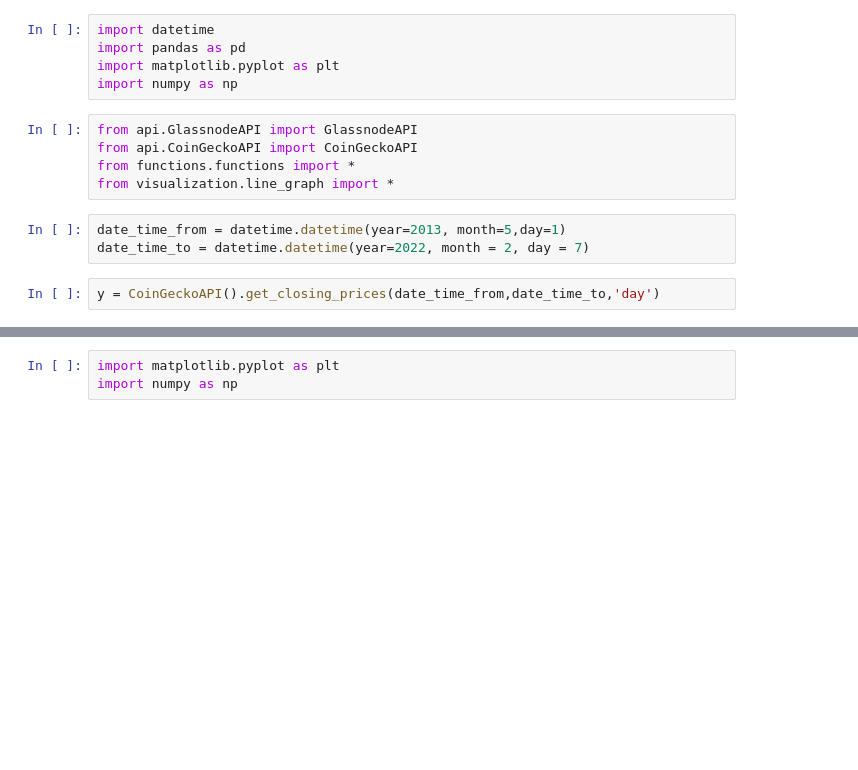
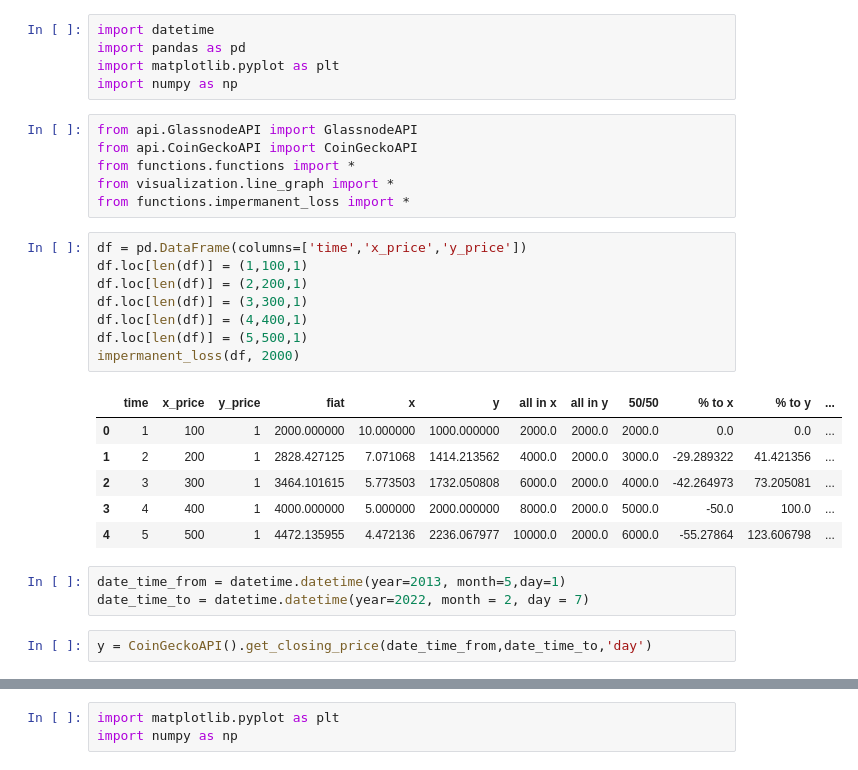
Before and after one commit to MaliMi97/portfolio, a Jupyter notebook: src/trial-and-error.ipynb, the cells around one changed output, grey strips where cells are left out. Cells and saved outputs as stored; diff of their text form; blank space fills up the shorter version.

Commit message:
impermanent loss

```diff
--- a/src/trial-and-error.ipynb
+++ b/src/trial-and-error.ipynb
@@ -8,11 +8,27 @@ from api.GlassnodeAPI import GlassnodeAPI
 from api.CoinGeckoAPI import CoinGeckoAPI
 from functions.functions import *
 from visualization.line_graph import *
+from functions.impermanent_loss import *
+# %%
+df = pd.DataFrame(columns=['time','x_price','y_price'])
+df.loc[len(df)] = (1,100,1)
+df.loc[len(df)] = (2,200,1)
+df.loc[len(df)] = (3,300,1)
+df.loc[len(df)] = (4,400,1)
+df.loc[len(df)] = (5,500,1)
+impermanent_loss(df, 2000)
+# %% [output]
+|  | time | x_price | y_price | fiat | x | y | all in x | all in y | 50/50 | % to x | % to y | ... |
+| 0 | 1 | 100 | 1 | 2000.000000 | 10.000000 | 1000.000000 | 2000.0 | 2000.0 | 2000.0 | 0.0 | 0.0 | ... |
+| 1 | 2 | 200 | 1 | 2828.427125 | 7.071068 | 1414.213562 | 4000.0 | 2000.0 | 3000.0 | -29.289322 | 41.421356 | ... |
+| 2 | 3 | 300 | 1 | 3464.101615 | 5.773503 | 1732.050808 | 6000.0 | 2000.0 | 4000.0 | -42.264973 | 73.205081 | ... |
+| 3 | 4 | 400 | 1 | 4000.000000 | 5.000000 | 2000.000000 | 8000.0 | 2000.0 | 5000.0 | -50.0 | 100.0 | ... |
+| 4 | 5 | 500 | 1 | 4472.135955 | 4.472136 | 2236.067977 | 10000.0 | 2000.0 | 6000.0 | -55.27864 | 123.606798 | ... |
 # %%
 date_time_from = datetime.datetime(year=2013, month=5,day=1)
 date_time_to = datetime.datetime(year=2022, month = 2, day = 7)
 # %%
-y = CoinGeckoAPI().get_closing_prices(date_time_from,date_time_to,'day')
+y = CoinGeckoAPI().get_closing_price(date_time_from,date_time_to,'day')
 # %%
 y
 # %% [output]
```
Also changed, not shown: parts of 2 cells of this notebook, 5 other files.
